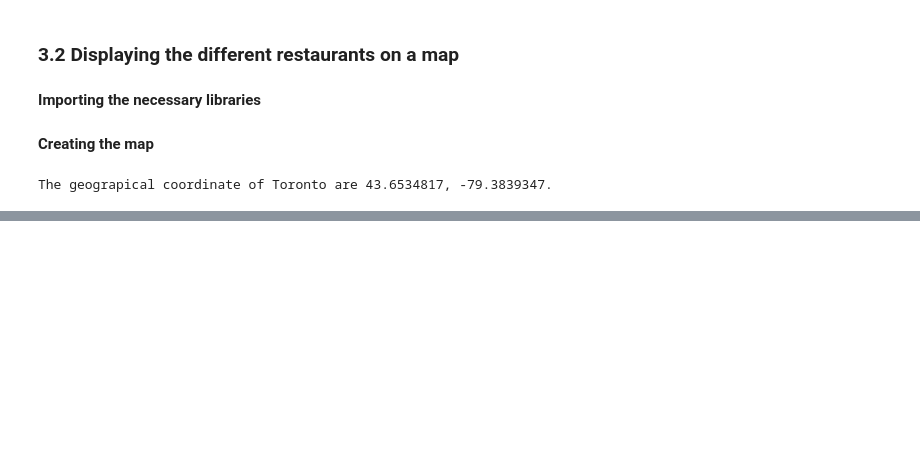
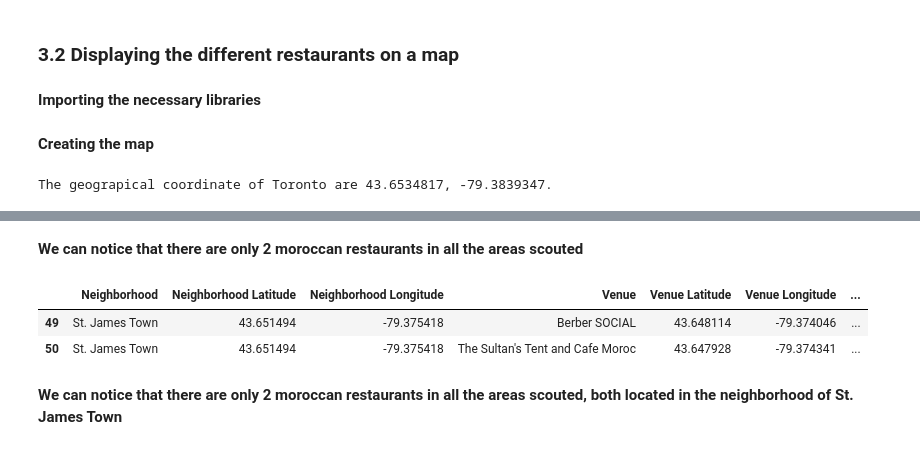
Before and after one commit to chikoungoun/IBM-Courses, a Jupyter notebook: Battle of the Neighborhoods/Battle of the neighborhoods Description of The problem Week 2.ipynb, the cells around one changed output, grey strips where cells are left out. Cells and saved outputs as stored; diff of their text form; code cells hidden in the pictures; blank space fills up the shorter version.

Commit message:
identifying the moroccan restaurant locations

```diff
--- a/Battle of the Neighborhoods/Battle of the neighborhoods Description of The problem Week 2.ipynb
+++ b/Battle of the Neighborhoods/Battle of the neighborhoods Description of The problem Week 2.ipynb
@@ -366,0 +389,10 @@ map_toronto
+# %% [markdown]
+**We can notice that there are only 2 moroccan restaurants in all the areas scouted**
+# %%
+toronto_resto[toronto_resto['Venue Category'] == 'Moroccan Restaurant']
+# %% [output]
+|  | Neighborhood | Neighborhood Latitude | Neighborhood Longitude | Venue | Venue Latitude | Venue Longitude | ... |
+| 49 | St. James Town | 43.651494 | -79.375418 | Berber SOCIAL | 43.648114 | -79.374046 | ... |
+| 50 | St. James Town | 43.651494 | -79.375418 | The Sultan's Tent and Cafe Moroc | 43.647928 | -79.374341 | ... |
+# %% [markdown]
+**We can notice that there are only 2 moroccan restaurants in all the areas scouted, both located in the neighborhood of St. James Town**
```
Also changed, not shown: parts of 2 cells of this notebook.
